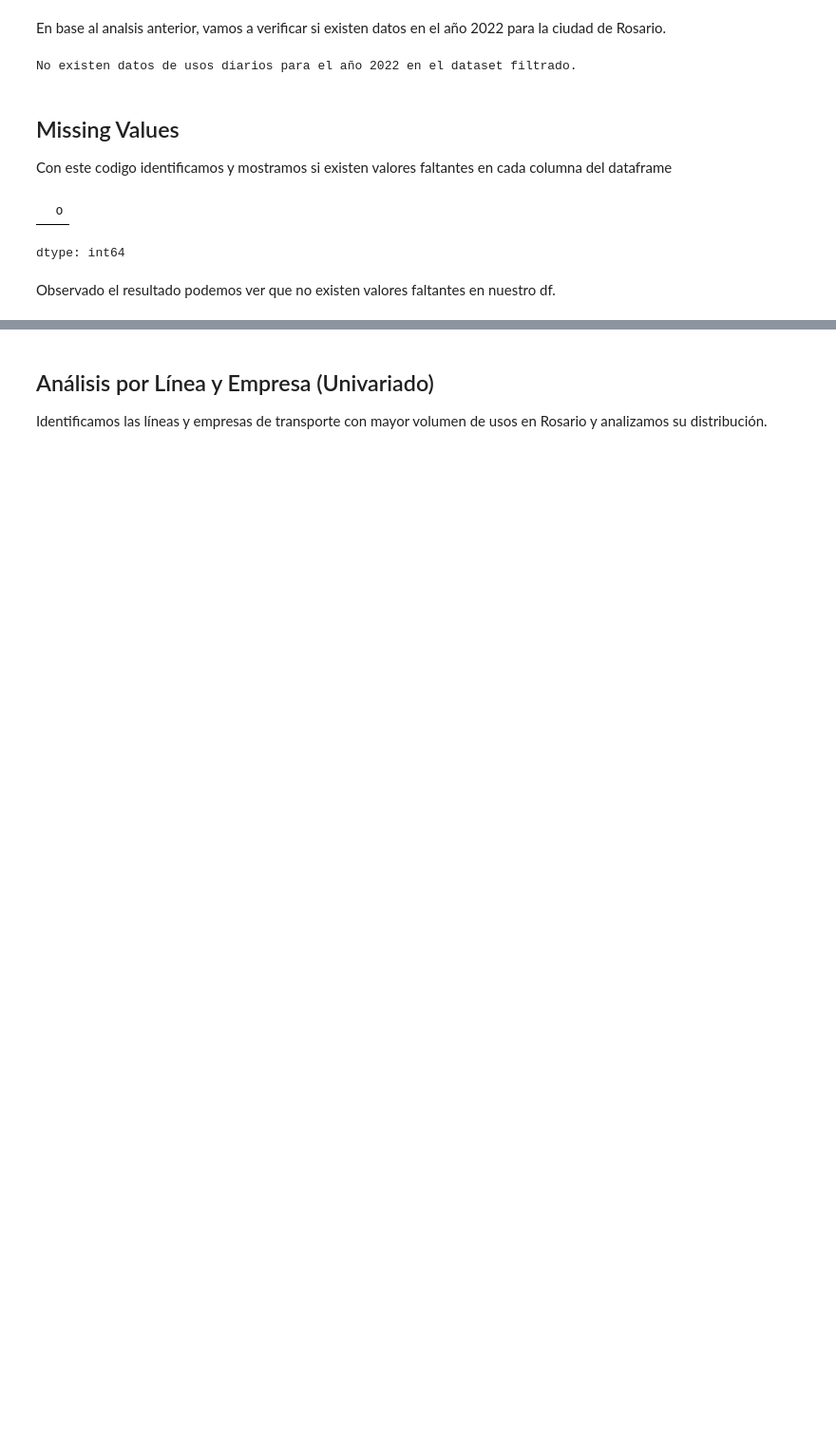
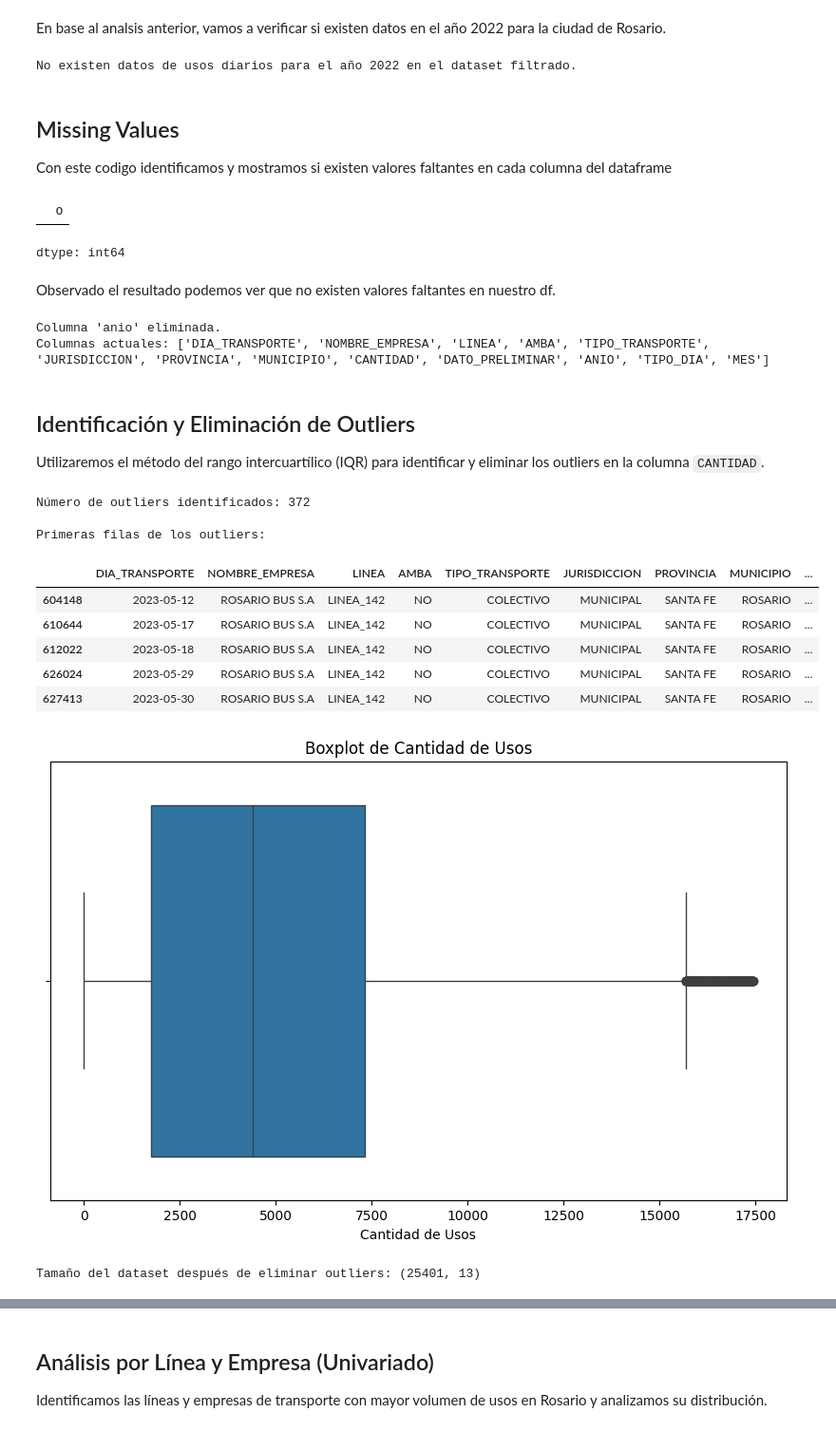
Before and after one commit to francusi/CoderDS, a Jupyter notebook: ProyectoDSParteIBarrionuevo.ipynb, the cells around one changed output, grey strips where cells are left out. Shown at 95% size. Saved outputs shown, nothing was run; the diff lists cells and outputs as text; code cells hidden in the pictures; blank space fills up the shorter version.

```diff
--- a/ProyectoDSParteIBarrionuevo.ipynb
+++ b/ProyectoDSParteIBarrionuevo.ipynb
@@ -33,29 +33,32 @@ El objetivo principal de este proyecto es realizar un análisis exploratorio y d
 
 ---
 # %%
-# Carga de datasets SUBE desde mi repositorio google drive (2022, 2023, 2024)
+# Carga de datasets SUBE desde Google Sheets (2022, 2023, 2024)
 
-from google.colab import drive
 import pandas as pd
 import seaborn as sns
 import matplotlib.pyplot as plt
 import numpy as np
 
-drive.mount('/content/drive')
 
 # Rutas a los archivos
-base_path = "/content/drive/MyDrive/CURSOS/DS1-CD/Datasets/"
 files = {
-    "2022": base_path + "dat-sube-usos-2022.csv",
-    "2023": base_path + "dat-sube-usos-2023.csv",
-    "2024": base_path + "dat-sube-usos-2024.csv",
+    # Archivo 2022
+    "2022": "https://docs.google.com/spreadsheets/d/1VKmmtgU_DcU0wal4qhcG7BrNGJVGyFfvrd3y5b2FnU4/gviz/tq?tqx=out:csv&gid=0",
+
+    # Archivo 2023
+    "2023": "https://docs.google.com/spreadsheets/d/1PYqXvgE0LgPwiOr7UfEJQvTtOzu-poexsRIDS0RiO8Y/gviz/tq?tqx=out:csv&gid=0",
+
+    # Archivo 2024
+    "2024": "https://docs.google.com/spreadsheets/d/1n3eALUDlM_P6gXqt1orfRb0ijMCYm7YFpHN00-8AROI/gviz/tq?tqx=out:csv&gid=0",
 }
 
 # Leo datasets y guardo en un diccionario
 dfs = {}
 for year, path in files.items():
+    # Usamos pd.read_csv para leer la URL de exportación del Sheets
     dfs[year] = pd.read_csv(path)
-    dfs[year]["anio"] = int(year)  # agregar columna de año como indice
+    dfs[year]["anio"] = int(year) # agregar columna de año como indice
 
 # Unimos todo en un solo DataFrame
 df = pd.concat(dfs.values(), ignore_index=True)
@@ -114,3 +116,53 @@ Observado el resultado podemos ver que no existen valores faltantes en nuestro d
 # %%
 # Convertimos 'DIA_TRANSPORTE' a datetime
 df_filtrado['DIA_TRANSPORTE'] = pd.to_datetime(df_filtrado['DIA_TRANSPORTE'])
+# %% [output]
+Columna 'anio' eliminada.
+Columnas actuales: ['DIA_TRANSPORTE', 'NOMBRE_EMPRESA', 'LINEA', 'AMBA', 'TIPO_TRANSPORTE', 'JURISDICCION', 'PROVINCIA', 'MUNICIPIO', 'CANTIDAD', 'DATO_PRELIMINAR', 'ANIO', 'TIPO_DIA', 'MES']
+# %% [markdown]
+## Identificación y Eliminación de Outliers
+
+Utilizaremos el método del rango intercuartílico (IQR) para identificar y eliminar los outliers en la columna `CANTIDAD`.
+# %%
+# Calcular Q1 (primer cuartil) y Q3 (tercer cuartil)
+Q1 = df_filtrado['CANTIDAD'].quantile(0.25)
+Q3 = df_filtrado['CANTIDAD'].quantile(0.75)
+
+# Calcular el rango intercuartílico (IQR)
+IQR = Q3 - Q1
+
+# Definir los límites para identificar outliers
+limite_inferior = Q1 - 1.5 * IQR
+limite_superior = Q3 + 1.5 * IQR
+
+# Identificar outliers
+outliers = df_filtrado[(df_filtrado['CANTIDAD'] < limite_inferior) | (df_filtrado['CANTIDAD'] > limite_superior)]
+
+print(f"Número de outliers identificados: {len(outliers)}")
+print("\nPrimeras filas de los outliers:")
+display(outliers.head())
+
+# Opcional: Visualizar la distribución de CANTIDAD con un boxplot para ver los outliers
+plt.figure(figsize=(10, 6))
+sns.boxplot(x=df_filtrado['CANTIDAD'])
+plt.title('Boxplot de Cantidad de Usos')
+plt.xlabel('Cantidad de Usos')
+plt.show()
+
+# Eliminar outliers y actualizar df_filtrado
+df_filtrado = df_filtrado[(df_filtrado['CANTIDAD'] >= limite_inferior) & (df_filtrado['CANTIDAD'] <= limite_superior)].copy()
+
+print(f"\nTamaño del dataset después de eliminar outliers: {df_filtrado.shape}")
+display(df_filtrado.head())
+# %% [output]
+Número de outliers identificados: 372
+
+Primeras filas de los outliers:
+|  | DIA_TRANSPORTE | NOMBRE_EMPRESA | LINEA | AMBA | TIPO_TRANSPORTE | JURISDICCION | PROVINCIA | MUNICIPIO | ... |
+| 604148 | 2023-05-12 | ROSARIO BUS S.A | LINEA_142 | NO | COLECTIVO | MUNICIPAL | SANTA FE | ROSARIO | ... |
+| 610644 | 2023-05-17 | ROSARIO BUS S.A | LINEA_142 | NO | COLECTIVO | MUNICIPAL | SANTA FE | ROSARIO | ... |
+| 612022 | 2023-05-18 | ROSARIO BUS S.A | LINEA_142 | NO | COLECTIVO | MUNICIPAL | SANTA FE | ROSARIO | ... |
+| 626024 | 2023-05-29 | ROSARIO BUS S.A | LINEA_142 | NO | COLECTIVO | MUNICIPAL | SANTA FE | ROSARIO | ... |
+| 627413 | 2023-05-30 | ROSARIO BUS S.A | LINEA_142 | NO | COLECTIVO | MUNICIPAL | SANTA FE | ROSARIO | ... |
+[figure, added]
+Tamaño del dataset después de eliminar outliers: (25401, 13)
```
Also changed, not shown: parts of 16 cells of this notebook.
